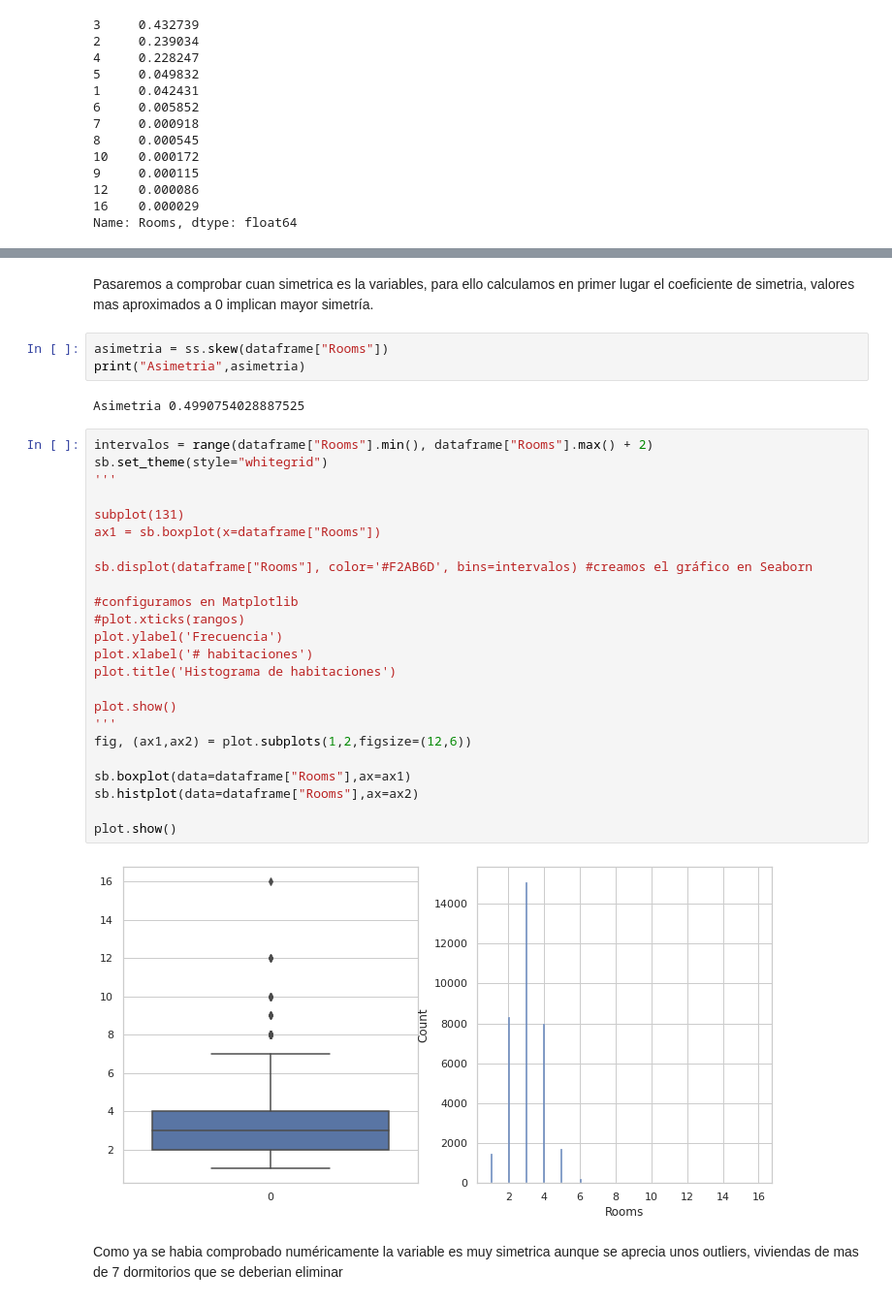
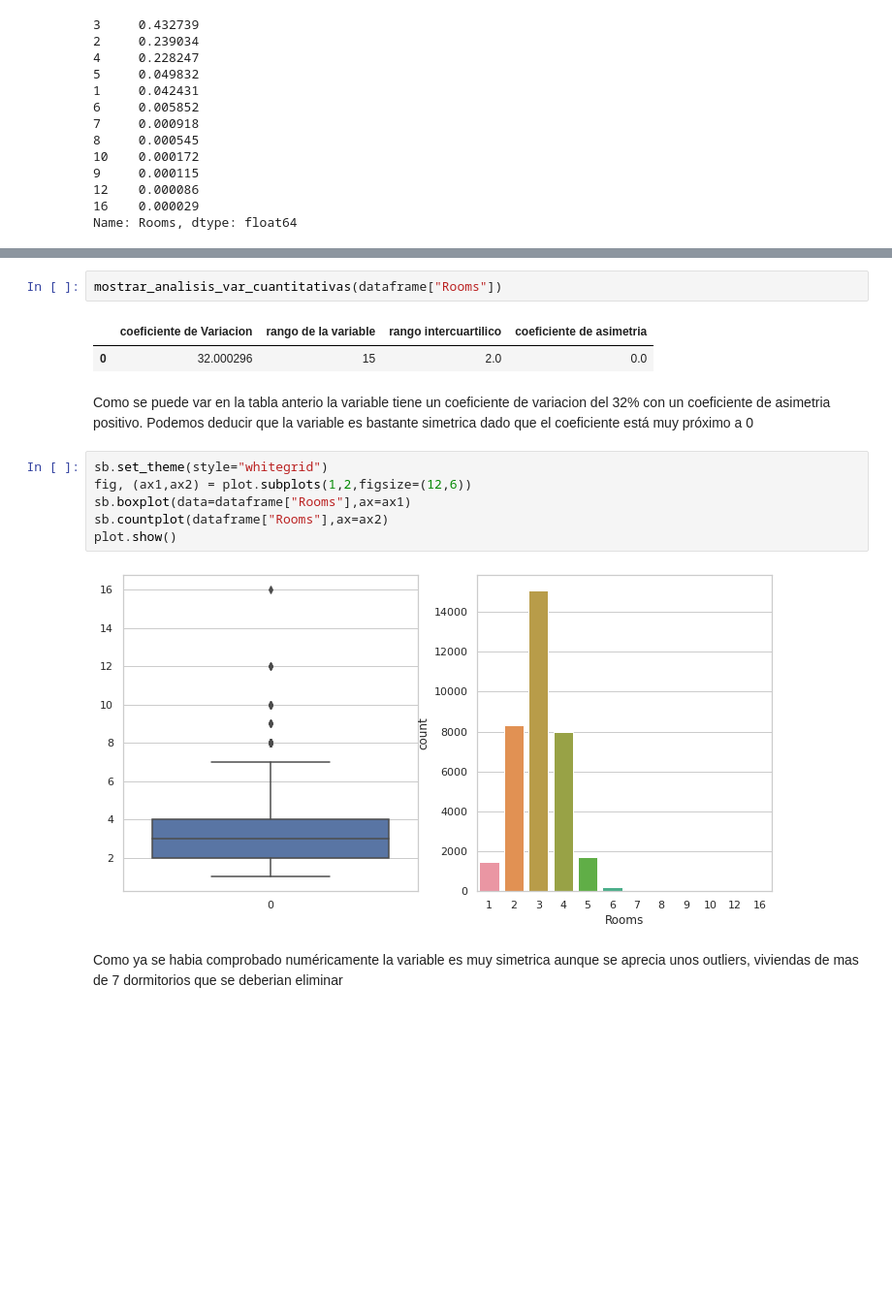
Before and after one commit to InmaBorras/HH_intro_git_ds, a Jupyter notebook: AnalisVarCuantitativas.ipynb, the cells around one changed output, grey strips where cells are left out. Shown at 97% size. Cells and saved outputs as stored; diff of their text form; blank space fills up the shorter version.

Commit message:
acutalizado las variables cualitativas

```diff
--- a/AnalisVarCuantitativas.ipynb
+++ b/AnalisVarCuantitativas.ipynb
@@ -151,35 +174,17 @@ IQR 2.0
-# %% [markdown]
-Pasaremos a comprobar cuan simetrica es la variables, para ello calculamos en primer lugar el coeficiente de simetria, valores mas aproximados a 0 implican mayor simetría.
-# %%
-asimetria = ss.skew(dataframe["Rooms"])
-print("Asimetria",asimetria)
-# %% [output]
-Asimetria 0.4990754028887525
+# %%
+mostrar_analisis_var_cuantitativas(dataframe["Rooms"])
+# %% [output]
+|  | coeficiente de Variacion | rango de la variable | rango intercuartilico | coeficiente de asimetria |
+| 0 | 32.000296 | 15 | 2.0 | 0.0 |
+# %% [markdown]
+Como se puede var en la tabla anterio la variable tiene un coeficiente de variacion del 32% con un coeficiente de asimetria positivo. Podemos deducir que la variable es bastante simetrica dado que el coeficiente está muy próximo a 0
 # %%
-intervalos = range(dataframe["Rooms"].min(), dataframe["Rooms"].max() + 2)
 sb.set_theme(style="whitegrid")
-'''
-
-subplot(131)
-ax1 = sb.boxplot(x=dataframe["Rooms"])
-
-sb.displot(dataframe["Rooms"], color='#F2AB6D', bins=intervalos) #creamos el gráfico en Seaborn
-
-#configuramos en Matplotlib
-#plot.xticks(rangos)
-plot.ylabel('Frecuencia')
-plot.xlabel('# habitaciones')
-plot.title('Histograma de habitaciones')
-
+fig, (ax1,ax2) = plot.subplots(1,2,figsize=(12,6))
+sb.boxplot(data=dataframe["Rooms"],ax=ax1)
+sb.countplot(dataframe["Rooms"],ax=ax2)
 plot.show()
-'''
-fig, (ax1,ax2) = plot.subplots(1,2,figsize=(12,6))
-
-sb.boxplot(data=dataframe["Rooms"],ax=ax1)
-sb.histplot(data=dataframe["Rooms"],ax=ax2)
-
-plot.show()
 # %% [output]
-[figure, old version]
+[figure, new version]
 # %% [markdown]
 Como ya se habia comprobado numéricamente la variable es muy simetrica aunque se aprecia unos outliers, viviendas de mas de 7 dormitorios que se deberian eliminar
```
Also changed, not shown: parts of 55 cells of this notebook.
